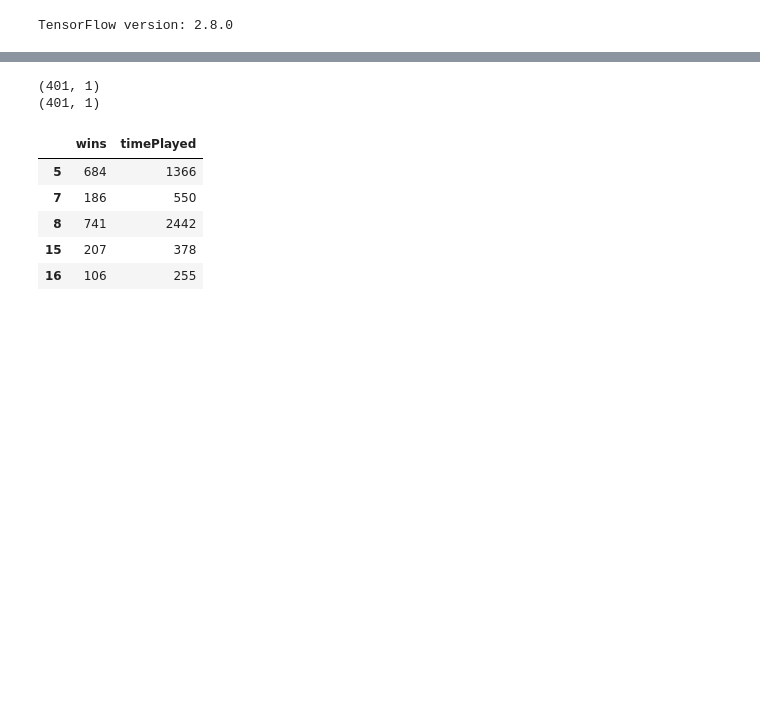
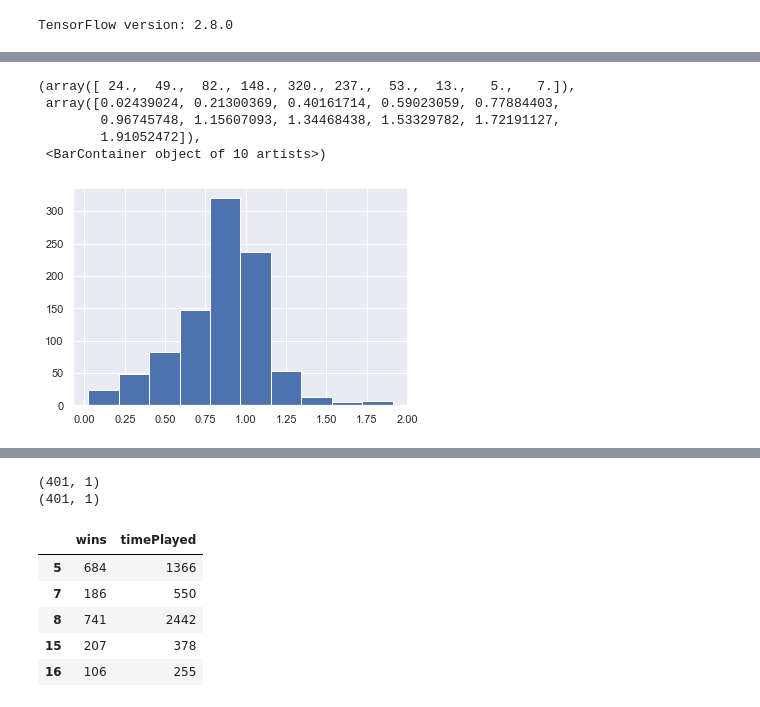
Before and after one commit to austinwilson1224/SJSU, a Jupyter notebook: 257/hw1.ipynb, the cells around one changed output, grey strips where cells are left out. Cells and saved outputs as stored; diff of their text form; code cells hidden in the pictures; blank space fills up the shorter version.

```diff
--- a/257/hw1.ipynb
+++ b/257/hw1.ipynb
@@ -40,0 +64,9 @@ df.shape
+# %%
+plt.hist(df_demo.kdRatio)
+# %% [output]
+(array([ 24.,  49.,  82., 148., 320., 237.,  53.,  13.,   5.,   7.]),
+ array([0.02439024, 0.21300369, 0.40161714, 0.59023059, 0.77884403,
+        0.96745748, 1.15607093, 1.34468438, 1.53329782, 1.72191127,
+        1.91052472]),
+ <BarContainer object of 10 artists>)
+[figure, added]
```
Also changed, not shown: parts of 17 cells of this notebook.
